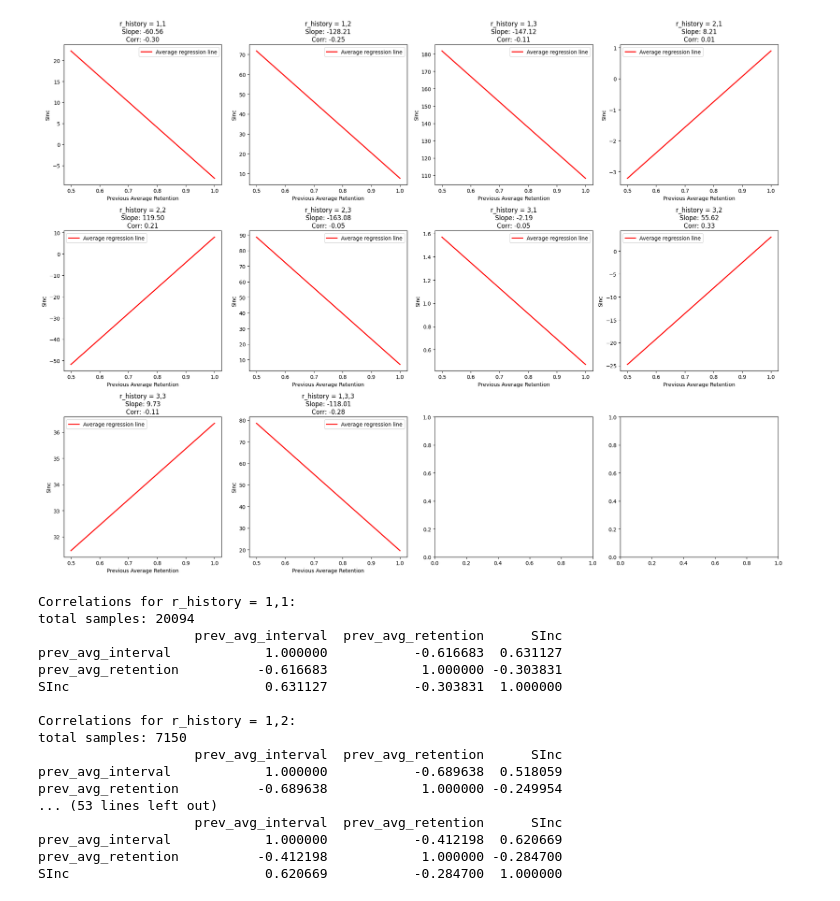
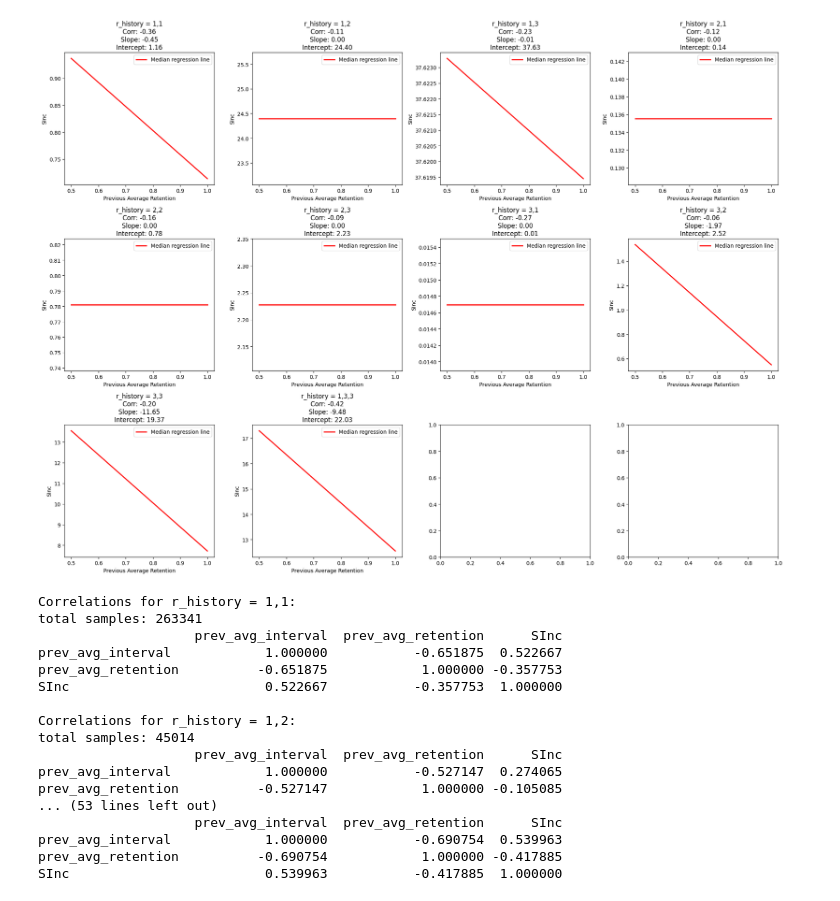
Before and after one commit to open-spaced-repetition/short-term-memory-research, a Jupyter notebook: correlation.ipynb, the cells around one changed output. Saved outputs shown, nothing was run; the diff lists cells and outputs as text; code cells hidden in the pictures.

Commit message:
add more data & median  regression

```diff
--- a/correlation.ipynb
+++ b/correlation.ipynb
@@ -10,6 +10,7 @@ df = pd.concat(df_list, ignore_index=True)
 import matplotlib.pyplot as plt
 from sklearn.linear_model import LinearRegression
 import numpy as np
+from tqdm.auto import tqdm
 
 
 r_history_list = [
@@ -32,7 +33,7 @@ axes = axes.ravel()
 # Store all slopes for return value
 all_slopes = []
 
-for idx, r_history in enumerate(r_history_list):
+for idx, r_history in enumerate(tqdm(r_history_list)):
     # Initialize lists to store coefficients for this r_history
     intercepts = []
     slopes = []
@@ -69,39 +70,41 @@ for idx, r_history in enumerate(r_history_list):
 
     if len(slopes) > 0:  # Only plot if we have data
         # Calculate averages
-        avg_intercept = np.average(intercepts, weights=weights)
-        avg_slope = np.average(slopes, weights=weights)
+        # avg_intercept = np.average(intercepts, weights=weights)
+        # avg_slope = np.average(slopes, weights=weights)
+        median_intercept = np.median(intercepts)
+        median_slope = np.median(slopes)
         all_slopes.extend(slopes)
 
         # Calculate weighted average correlation
         weighted_avg_corr = (
             sum(matrix * weight for matrix, weight in weighted_corr_matrices)
             / total_samples
             if total_samples > 0
             else 0
         )
         corr_value = weighted_avg_corr.iloc[
             0, 1
         ]  # Get correlation between prev_avg_retention and SInc
 
         # Plot average line
         x_range = np.linspace(0.5, 1, 100).reshape(-1, 1)
-        y_pred = avg_slope * x_range + avg_intercept
+        y_pred = median_slope * x_range + median_intercept
 
         axes[idx].plot(
-            x_range, y_pred, color="red", linewidth=2, label="Average regression line"
+            x_range, y_pred, color="red", linewidth=2, label="Median regression line"
         )
         axes[idx].set_xlabel("Previous Average Retention")
         axes[idx].set_ylabel("SInc")
         axes[idx].set_title(
-            f"r_history = {r_history}\nSlope: {avg_slope:.2f}\nCorr: {corr_value:.2f}"
+            f"r_history = {r_history}\nCorr: {corr_value:.2f}\nSlope: {median_slope:.2f}\nIntercept: {median_intercept:.2f}"
         )
         axes[idx].legend()
 
 plt.tight_layout()
 plt.show()
 # %% [output]
-[figure, old version]
+[figure, new version]
 # %%
 
 for r_history in r_history_list:
@@ -133,19 +136,19 @@ for r_history in r_history_list:
     print(weighted_avg_corr)
 # %% [output]
 Correlations for r_history = 1,1:
-total samples: 20094
+total samples: 263341
                     prev_avg_interval  prev_avg_retention      SInc
-prev_avg_interval            1.000000           -0.616683  0.631127
-prev_avg_retention          -0.616683            1.000000 -0.303831
-SInc                         0.631127           -0.303831  1.000000
+prev_avg_interval            1.000000           -0.651875  0.522667
+prev_avg_retention          -0.651875            1.000000 -0.357753
+SInc                         0.522667           -0.357753  1.000000
 
 Correlations for r_history = 1,2:
-total samples: 7150
+total samples: 45014
                     prev_avg_interval  prev_avg_retention      SInc
-prev_avg_interval            1.000000           -0.689638  0.518059
-prev_avg_retention          -0.689638            1.000000 -0.249954
+prev_avg_interval            1.000000           -0.527147  0.274065
+prev_avg_retention          -0.527147            1.000000 -0.105085
 ... (53 lines left out)
                     prev_avg_interval  prev_avg_retention      SInc
-prev_avg_interval            1.000000           -0.412198  0.620669
-prev_avg_retention          -0.412198            1.000000 -0.284700
-SInc                         0.620669           -0.284700  1.000000
+prev_avg_interval            1.000000           -0.690754  0.539963
+prev_avg_retention          -0.690754            1.000000 -0.417885
+SInc                         0.539963           -0.417885  1.000000
```
Also changed, not shown: 1 other file.
